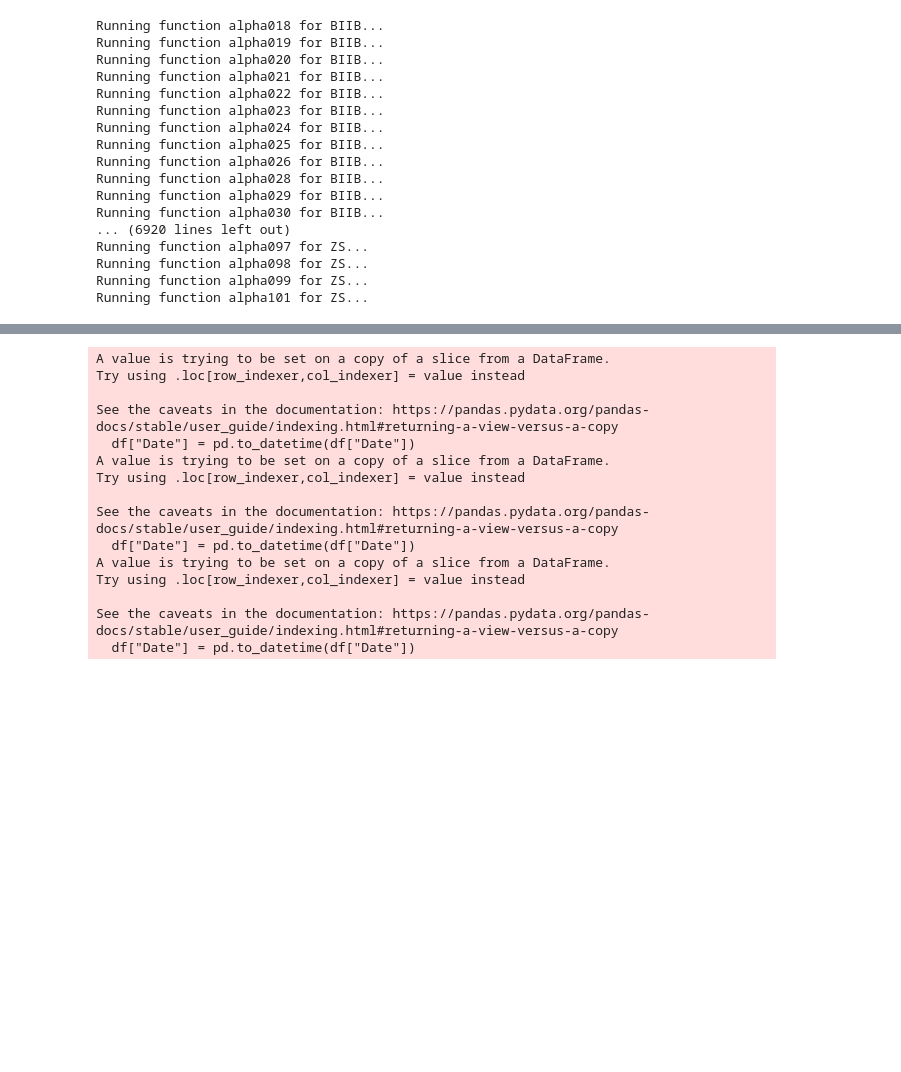
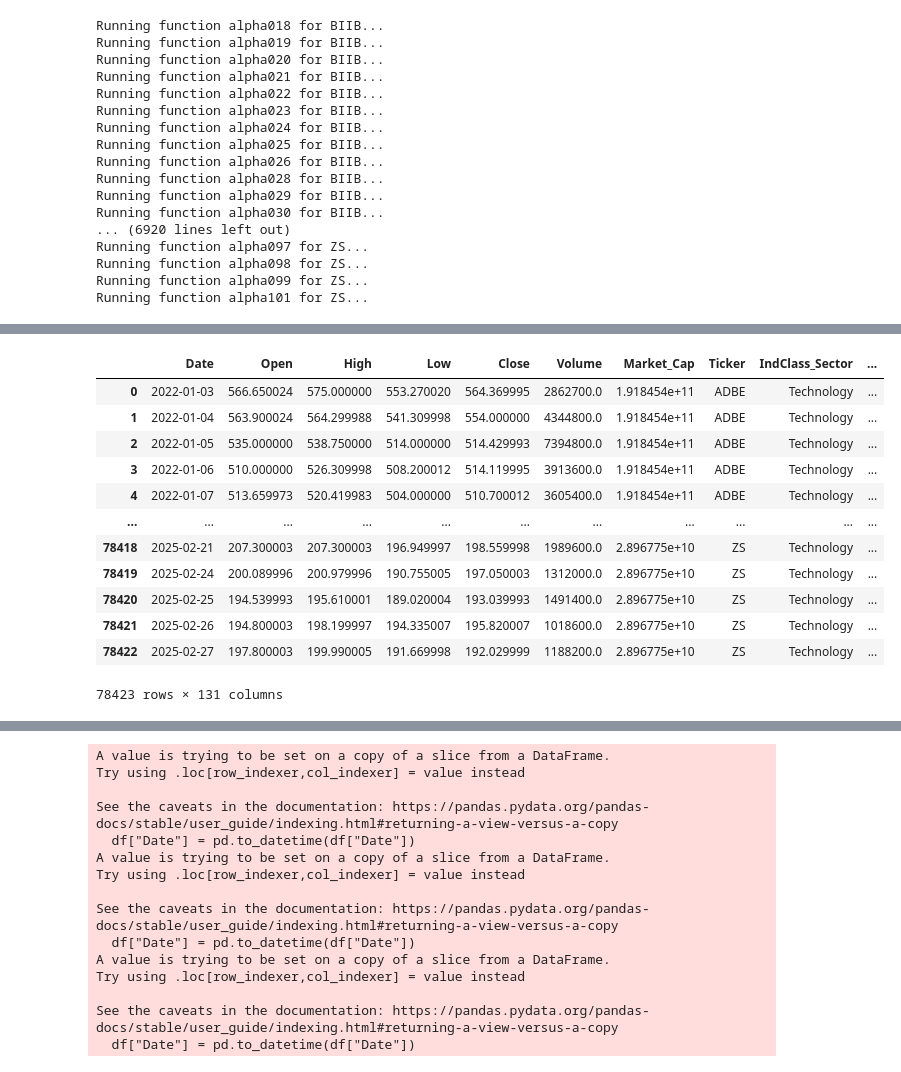
Before and after one commit to GAOCheryl/QF5214_2025_G8, a Jupyter notebook: TeamThree/MASTER-master/model_input_testing.ipynb, the cells around one changed output, grey strips where cells are left out. Drawn from its saved outputs; the diff is of its cells as text; code cells hidden in the pictures; blank space fills up the shorter version.

Commit message:
add index data

```diff
--- a/TeamThree/MASTER-master/model_input_testing.ipynb
+++ b/TeamThree/MASTER-master/model_input_testing.ipynb
@@ -59,4 +59,27 @@ Running function alpha098 for ZS...
 Running function alpha099 for ZS...
 Running function alpha101 for ZS...
 # %%
-df_all, final_df_all = get_alpha101_table_from_db()
+df_all, final_df_all, df_index = get_alpha101_table_from_db()
+# %%
+# 1) Drop the "IndexTicker" column if it exists
+df_index = df_index.drop(columns="IndexTicker", errors="ignore")
+
+# 2) Pivot the DataFrame
+df_index_pivot = df_index.pivot(
+    index="Date",                # Each Date becomes a row
+    columns="IndexName",         # Each unique IndexName becomes columns
+    values=["Open", "High", "Low", "Close", "Adj_Close", "Volume"]
+)
+
+# 3) Flatten and rename columns to single-level format "<IndexName>_<Column>"
+df_index_pivot.columns = [
+    f"{col[1]}_{col[0]}"  # col is a tuple like ("Open", "S&P500")
+    for col in df_index_pivot.columns
+]
+
+# 4) Move the 'Date' index back into a column
+df_index_pivot.reset_index(inplace=True)
+
+# Now df_index_pivot has columns like:
+# ['Date', 'S&P500_Open', 'S&P500_High', 'S&P500_Low', 'S&P500_Close', 'S&P500_Adj_Close', 'S&P500_Volume', ...]
+df_index_pivot
@@ -63,5 +100,27 @@ df_all, final_df_all = get_alpha101_table_from_db()
 # %%
 # Merge on "Date" and "Ticker" (adjust join type if needed)
 combined_df = pd.merge(df_all, final_df_all, on=["Date", "Ticker"], how="inner")
-
-combined_df.fillna(0, inplace=True)
+# %%
+# 5) (Optional) Merge with your main DataFrame on 'Date'
+df_merged = pd.merge(
+    combined_df,
+    df_index_pivot,
+    on='Date',    # or how='left'/'right'/'outer' if needed
+    how='left'
+)
+
+df_merged
+# %% [output]
+|  | Date | Open | High | Low | Close | Volume | Market_Cap | Ticker | IndClass_Sector | ... |
+| 0 | 2022-01-03 | 566.650024 | 575.000000 | 553.270020 | 564.369995 | 2862700.0 | 1.918454e+11 | ADBE | Technology | ... |
+| 1 | 2022-01-04 | 563.900024 | 564.299988 | 541.309998 | 554.000000 | 4344800.0 | 1.918454e+11 | ADBE | Technology | ... |
+| 2 | 2022-01-05 | 535.000000 | 538.750000 | 514.000000 | 514.429993 | 7394800.0 | 1.918454e+11 | ADBE | Technology | ... |
+| 3 | 2022-01-06 | 510.000000 | 526.309998 | 508.200012 | 514.119995 | 3913600.0 | 1.918454e+11 | ADBE | Technology | ... |
+| 4 | 2022-01-07 | 513.659973 | 520.419983 | 504.000000 | 510.700012 | 3605400.0 | 1.918454e+11 | ADBE | Technology | ... |
+| ... | ... | ... | ... | ... | ... | ... | ... | ... | ... | ... |
+| 78418 | 2025-02-21 | 207.300003 | 207.300003 | 196.949997 | 198.559998 | 1989600.0 | 2.896775e+10 | ZS | Technology | ... |
+| 78419 | 2025-02-24 | 200.089996 | 200.979996 | 190.755005 | 197.050003 | 1312000.0 | 2.896775e+10 | ZS | Technology | ... |
+| 78420 | 2025-02-25 | 194.539993 | 195.610001 | 189.020004 | 193.039993 | 1491400.0 | 2.896775e+10 | ZS | Technology | ... |
+| 78421 | 2025-02-26 | 194.800003 | 198.199997 | 194.335007 | 195.820007 | 1018600.0 | 2.896775e+10 | ZS | Technology | ... |
+| 78422 | 2025-02-27 | 197.800003 | 199.990005 | 191.669998 | 192.029999 | 1188200.0 | 2.896775e+10 | ZS | Technology | ... |
+78423 rows × 131 columns
```
Also changed, not shown: parts of 8 cells of this notebook.
